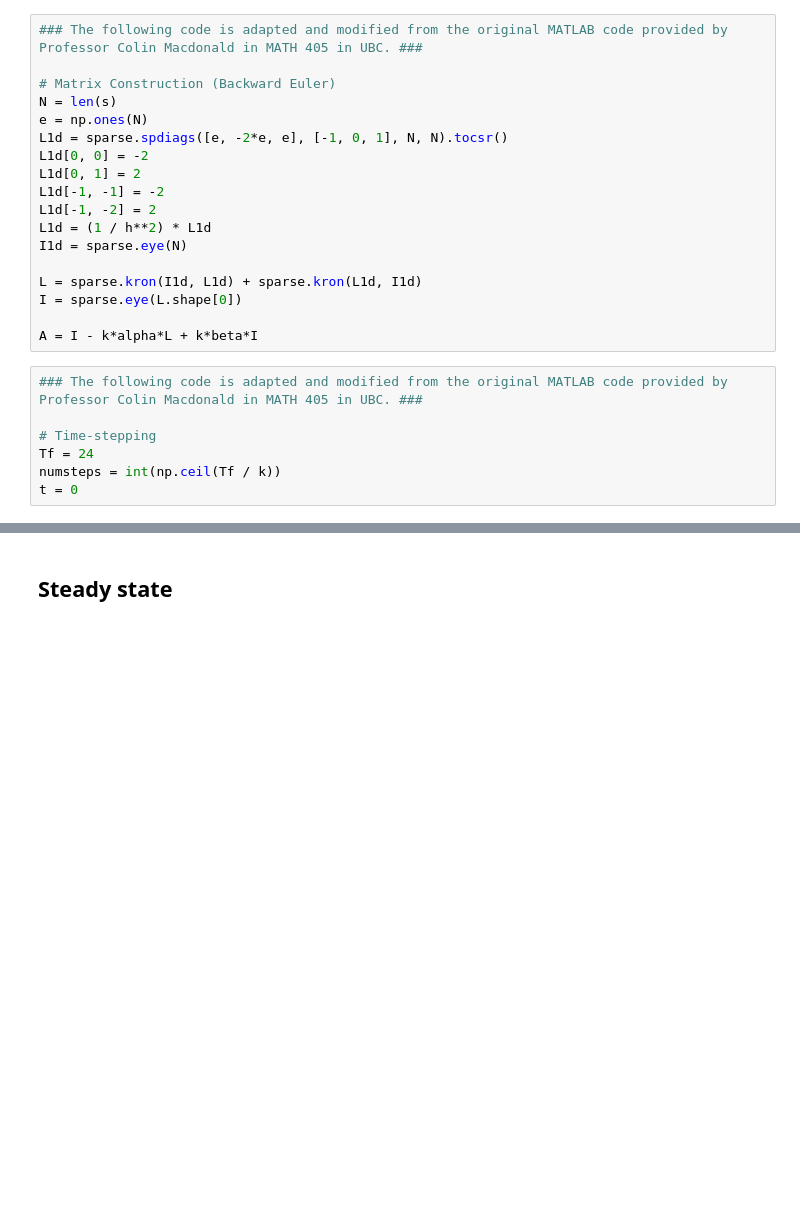
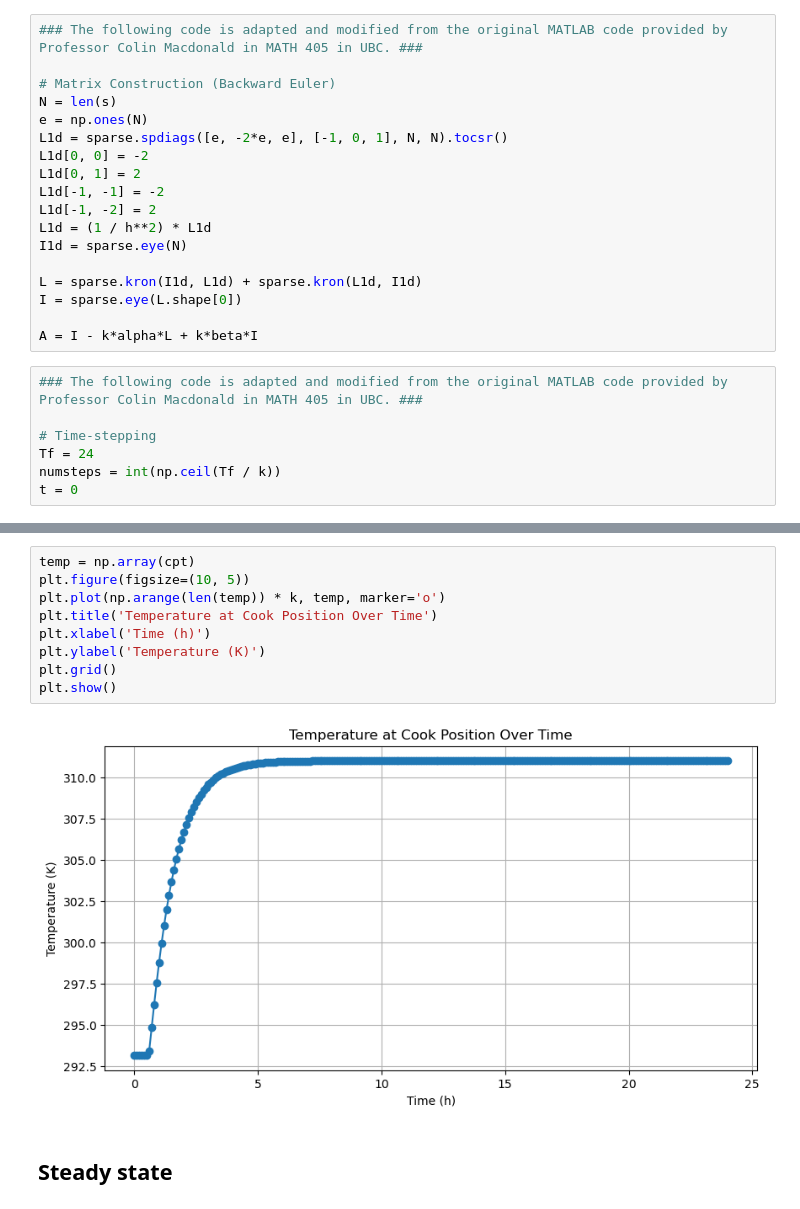
Before and after one commit to tusm06/MATH461_Unit03, a Jupyter notebook: main.ipynb, the cells around one changed output, grey strips where cells are left out. Saved outputs shown, nothing was run; the diff lists cells and outputs as text; blank space fills up the shorter version.

```diff
--- a/main.ipynb
+++ b/main.ipynb
@@ -124,3 +137,14 @@ plt.show()
+# %%
+temp = np.array(cpt)
+plt.figure(figsize=(10, 5))
+plt.plot(np.arange(len(temp)) * k, temp, marker='o')
+plt.title('Temperature at Cook Position Over Time')
+plt.xlabel('Time (h)')
+plt.ylabel('Temperature (K)')
+plt.grid()
+plt.show()
+# %% [output]
+[figure, added]
 # %% [markdown]
 ## Steady state
 # %% [markdown]
```
Also changed, not shown: parts of 4 cells of this notebook, 1 other file.
